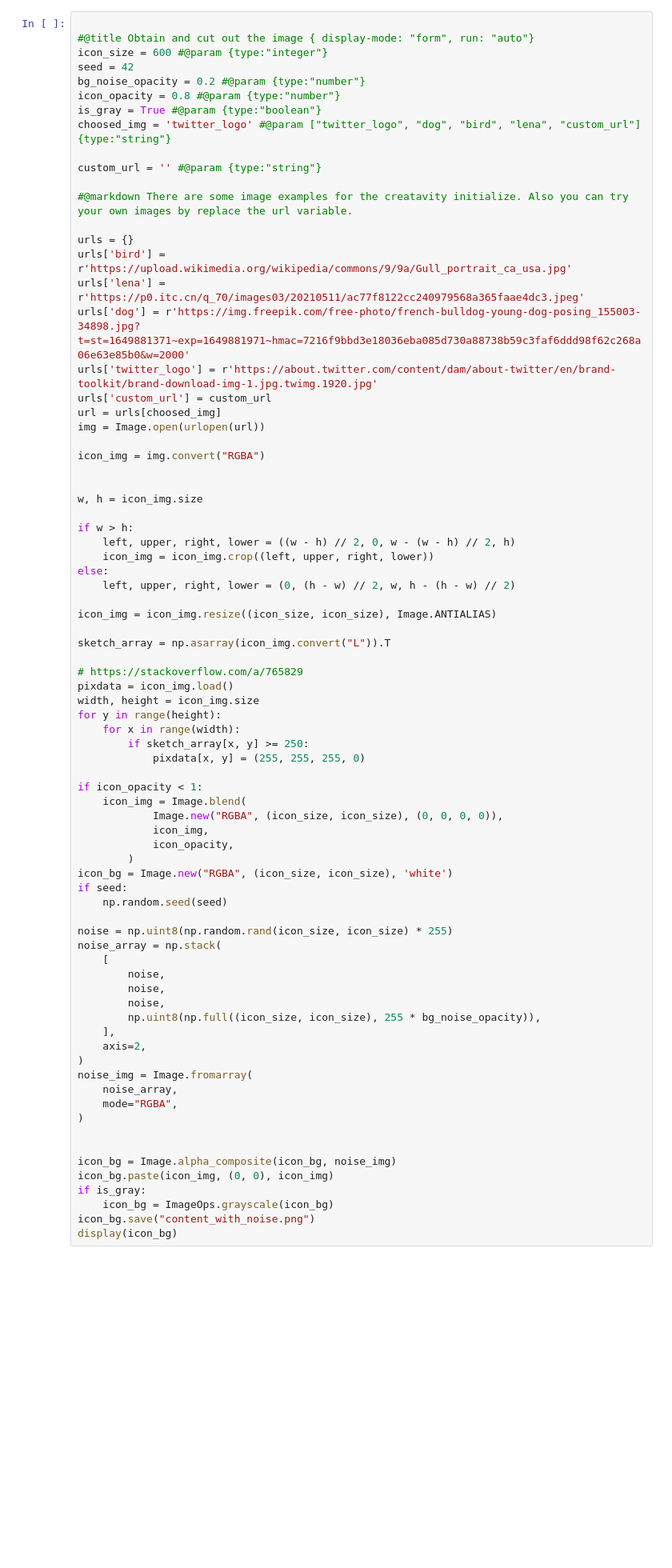
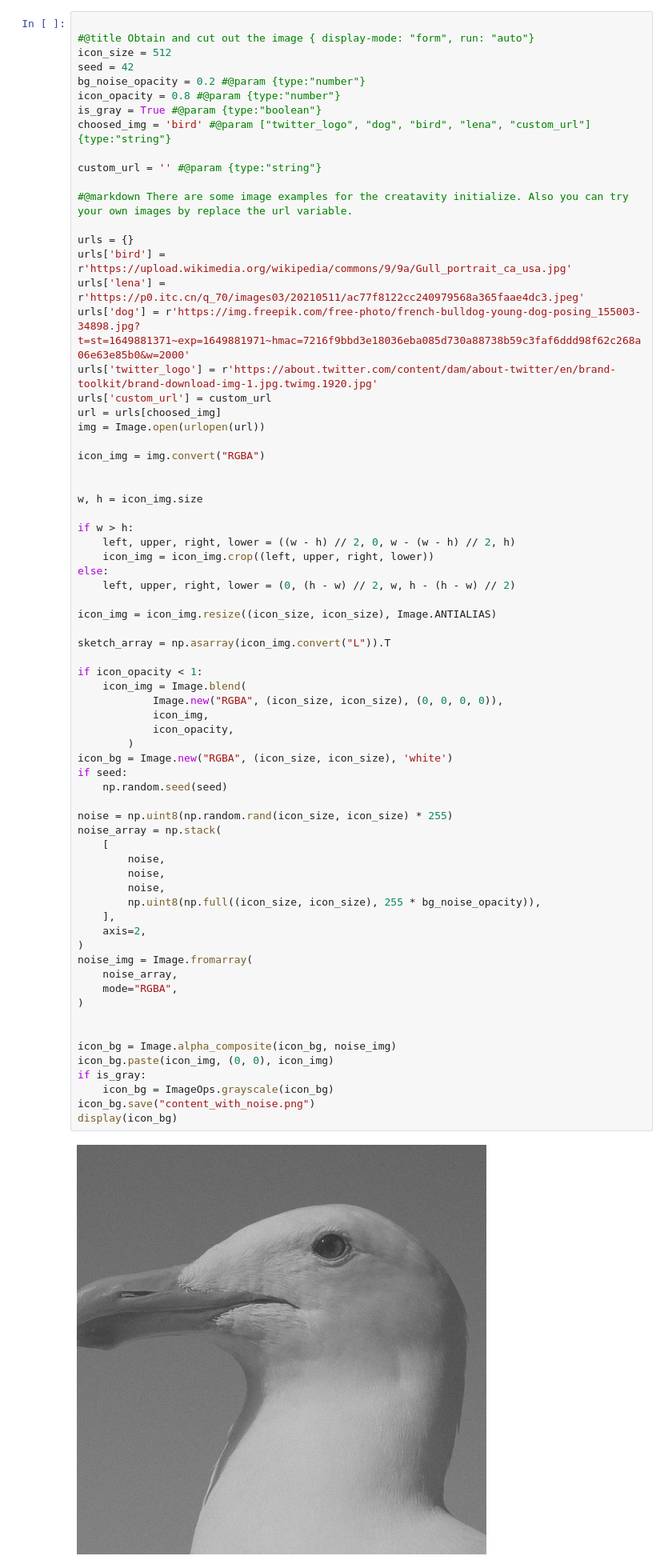
Before and after one commit to zqigolden/Paint-by-Text, a Jupyter notebook: Computational_Creativity_final_project_Paint_by_text.ipynb, the cells around one changed output. Shown at 80% size. Cells and saved outputs as stored; diff of their text form; blank space fills up the shorter version.

```diff
--- a/Computational_Creativity_final_project_Paint_by_text.ipynb
+++ b/Computational_Creativity_final_project_Paint_by_text.ipynb
@@ -133,12 +146,12 @@ clamp_with_grad = ClampWithGrad.apply
 # %%
 
 #@title Obtain and cut out the image { display-mode: "form", run: "auto"}
-icon_size = 600 #@param {type:"integer"}
+icon_size = 512
 seed = 42
 bg_noise_opacity = 0.2 #@param {type:"number"}
 icon_opacity = 0.8 #@param {type:"number"}
 is_gray = True #@param {type:"boolean"}
-choosed_img = 'twitter_logo' #@param ["twitter_logo", "dog", "bird", "lena", "custom_url"] {type:"string"}
+choosed_img = 'bird' #@param ["twitter_logo", "dog", "bird", "lena", "custom_url"] {type:"string"}
 
 custom_url = '' #@param {type:"string"}
 
@@ -167,47 +180,41 @@ else:
 icon_img = icon_img.resize((icon_size, icon_size), Image.ANTIALIAS)
 
 sketch_array = np.asarray(icon_img.convert("L")).T
-
-# https://stackoverflow.com/a/765829
-pixdata = icon_img.load()
-width, height = icon_img.size
-for y in range(height):
-    for x in range(width):
-        if sketch_array[x, y] >= 250:
-            pixdata[x, y] = (255, 255, 255, 0)
 
 if icon_opacity < 1:
     icon_img = Image.blend(
             Image.new("RGBA", (icon_size, icon_size), (0, 0, 0, 0)),
             icon_img,
             icon_opacity,
         )
 icon_bg = Image.new("RGBA", (icon_size, icon_size), 'white')
 if seed:
     np.random.seed(seed)
 
 noise = np.uint8(np.random.rand(icon_size, icon_size) * 255)
 noise_array = np.stack(
     [
         noise,
         noise,
         noise,
         np.uint8(np.full((icon_size, icon_size), 255 * bg_noise_opacity)),
     ],
     axis=2,
 )
 noise_img = Image.fromarray(
     noise_array,
     mode="RGBA",
 )
 
 
 icon_bg = Image.alpha_composite(icon_bg, noise_img)
 icon_bg.paste(icon_img, (0, 0), icon_img)
 if is_gray:
     icon_bg = ImageOps.grayscale(icon_bg)
 icon_bg.save("content_with_noise.png")
 display(icon_bg)
+# %% [output]
+[figure, added]
 # %%
 #@title Training parameters setting { display-mode: "form", run: "auto"}
 prompt_image_path = "content_with_noise.png"
```
Also changed, not shown: parts of 5 cells of this notebook.
